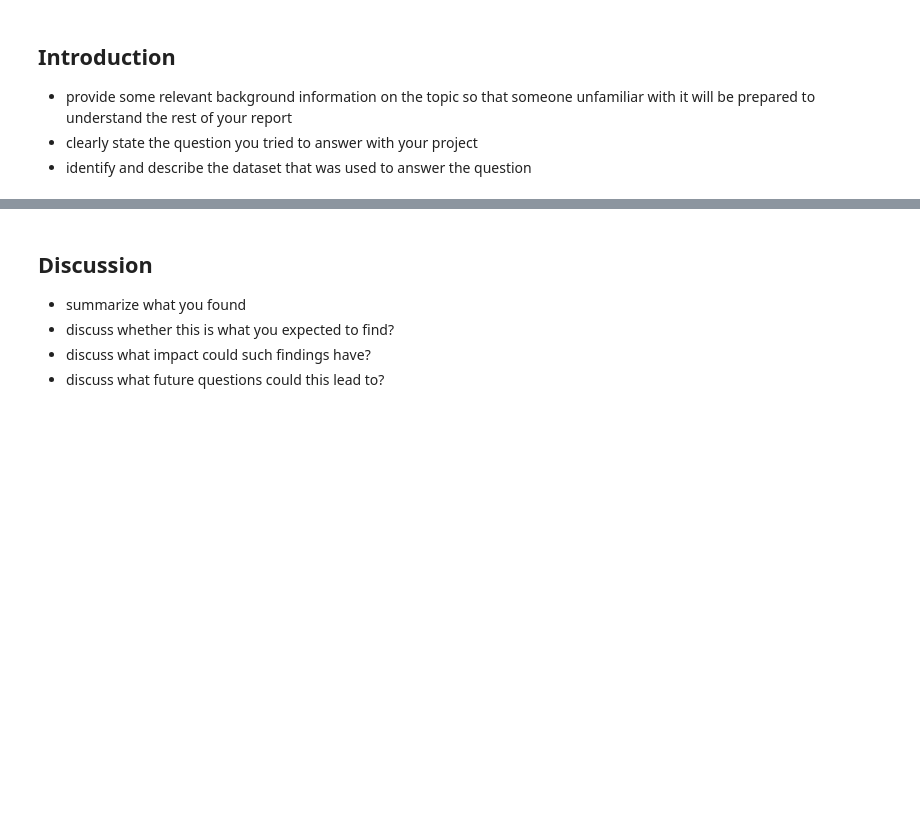
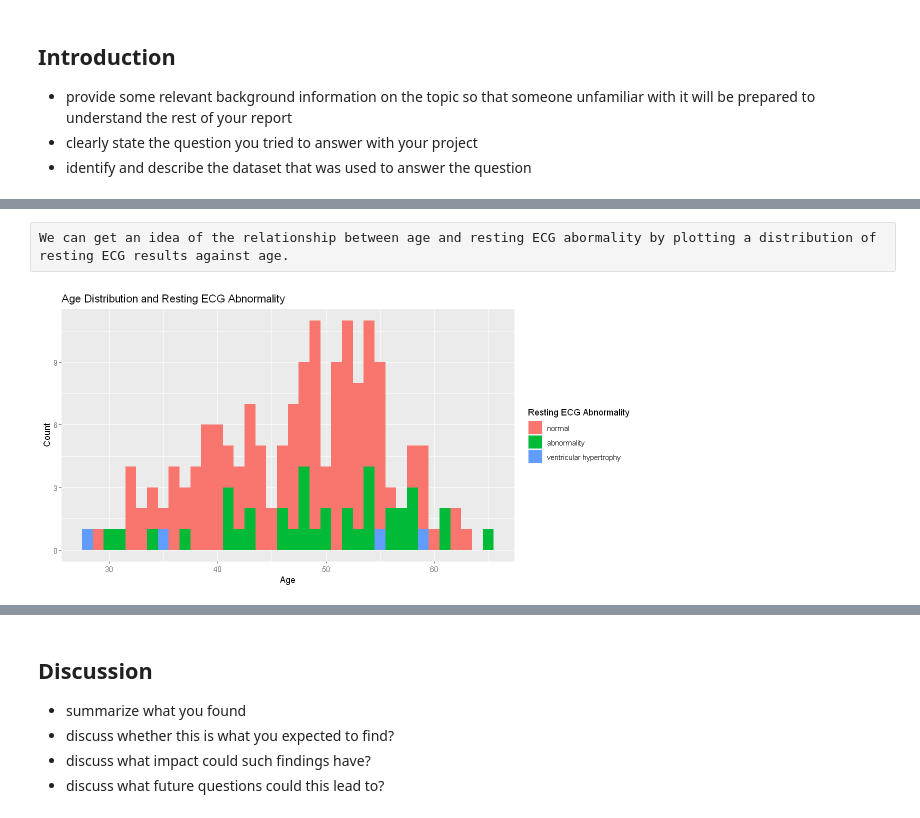
Before and after one commit to CallumMackenzie/dsci100-group-project, a Jupyter notebook: final.ipynb, the cells around one changed output, grey strips where cells are left out. Saved outputs shown, nothing was run; the diff lists cells and outputs as text; code cells hidden in the pictures; blank space fills up the shorter version.

```diff
--- a/final.ipynb
+++ b/final.ipynb
@@ -18,0 +120,7 @@
+# %%
+heart_data <- heart_data_recoded |>
+    mutate(chol = ifelse(chol < 0, NA, chol)) |>
+    mutate(thalach = ifelse(thalach < 0, NA, thalach)) |>
+    mutate(age = ifelse(age < 0, NA, age)) |>
+    mutate(trestbps = ifelse(trestbps < 0, NA, age))
+head(heart_data)
@@ -18,0 +139,4 @@
+# %%
+heart_data_split <- initial_split(heart_data, prop = 0.7, strata = num)
+heart_data_training <- training(heart_data_split)
+heart_data_testing <- testing(heart_data_split)
@@ -18,0 +193,17 @@
+# %% [raw]
+We can get an idea of the relationship between age and resting ECG abormality by plotting a distribution of resting ECG results against age.
+# %%
+options(repr.plot.height = 5, repr.plot.width = 10)
+
+age_vs_ecg_plot <- heart_data_training |>
+    filter(!is.na(restecg)) |>
+    ggplot(aes(x = age, fill = as_factor(restecg))) +
+    geom_histogram(position = "identity", binwidth = 1) +
+    labs(fill = "Resting ECG Abnormality") +
+    xlab("Age") +
+    ylab("Count") +
+    ggtitle("Age Distribution and Resting ECG Abnormality")
+
+age_vs_ecg_plot
+# %% [output]
+[figure, added]
```
Also changed, not shown: parts of 18 cells of this notebook.
